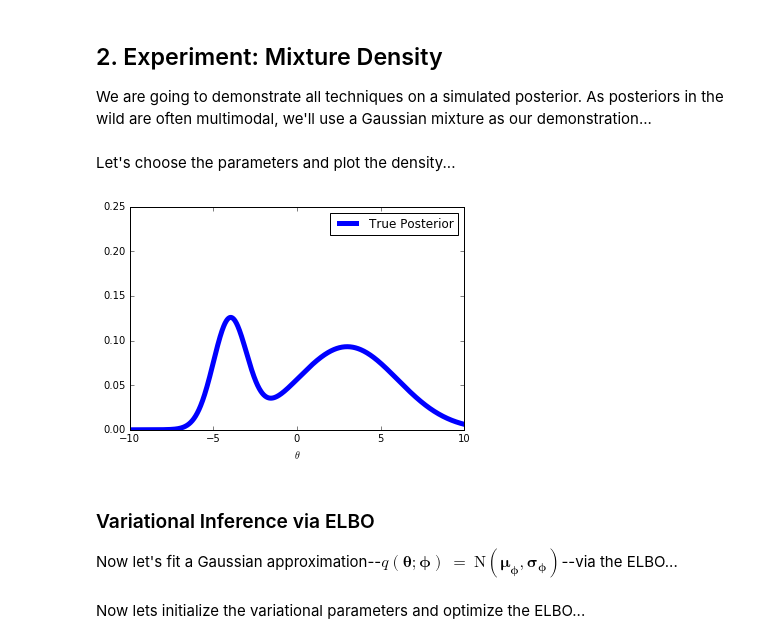
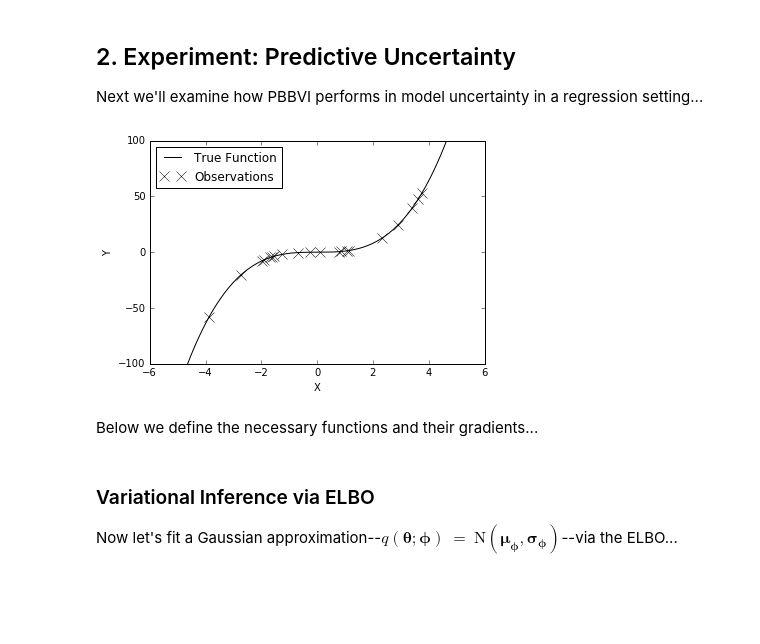
Before and after one commit to enalisnick/paper_summaries, a Jupyter notebook: perturbative_BBVI.ipynb, the cells around one changed output. Cells and saved outputs as stored; diff of their text form; code cells hidden in the pictures; blank space fills up the shorter version.

```diff
--- a/perturbative_BBVI.ipynb
+++ b/perturbative_BBVI.ipynb
@@ -38,4 +37,0 @@ Consider the quantity $$ V(\boldsymbol{\theta}; \boldsymbol{\phi}) = -\log p(\ma
-# %% [markdown]
-## 2.  Experiment: Mixture Density
-
-We are going to demonstrate all techniques on a simulated posterior.  As posteriors in the wild are often multimodal, we'll use a Gaussian mixture as our demonstration...
@@ -53,24 +38,28 @@ def logGaussMixPDF(x, params):
-# %% [markdown]
-Let's choose the parameters and plot the density...
-# %%
-true_posterior_params = {
-    'mu': [-4,3],
-    'sigma': [1, 3],
-    'pi': [.3, .7]
-}
-
-plt.figure()
-
-theta_grid = np.linspace(-10, 10, 1000)
-
-probs_true = [np.exp(logGaussMixPDF(z, true_posterior_params)) for z in theta_grid]
-plt.plot(theta_grid, probs_true, 'b-', linewidth=5, label="True Posterior")
-
-plt.xlabel(r"$\theta$")
-plt.xlim([-10,10])
-plt.ylim([0,.25])
-plt.legend()
-
-plt.show()
-# %% [output]
-[figure, removed]
+# %% [markdown]
+## 2.  Experiment: Predictive Uncertainty
+
+Next we'll examine how PBBVI performs in model uncertainty in a regression setting...
+# %%
+# Simulate data
+N = 20
+x = np.array([np.random.uniform(-4,4) for n in range(N)])[np.newaxis].T
+y = x**3
+
+# True function
+x_true = np.linspace(start=-6, stop=6, num=1000)
+y_true = x_true**3
+
+plt.plot(x_true, y_true, 'k-', label="True Function")
+plt.plot(x, y, 'xk', ms=10, linewidth=1, label="Observations")
+
+plt.xlabel("X")
+plt.ylabel("Y")
+plt.xlim([-6, 6])
+plt.ylim([-100, 100])
+
+plt.legend(loc=2)
+plt.show()
+# %% [output]
+[figure, added]
+# %% [markdown]
+Below we define the necessary functions and their gradients...
@@ -103,4 +115,2 @@ dEntropy_dLogSigma = grad(gaussEntropy)
-# %% [markdown]
-Now lets initialize the variational parameters and optimize the ELBO...
 # %%
 ### INIT VARIATIONAL PARAMS
```
Also changed, not shown: parts of 29 cells of this notebook.
